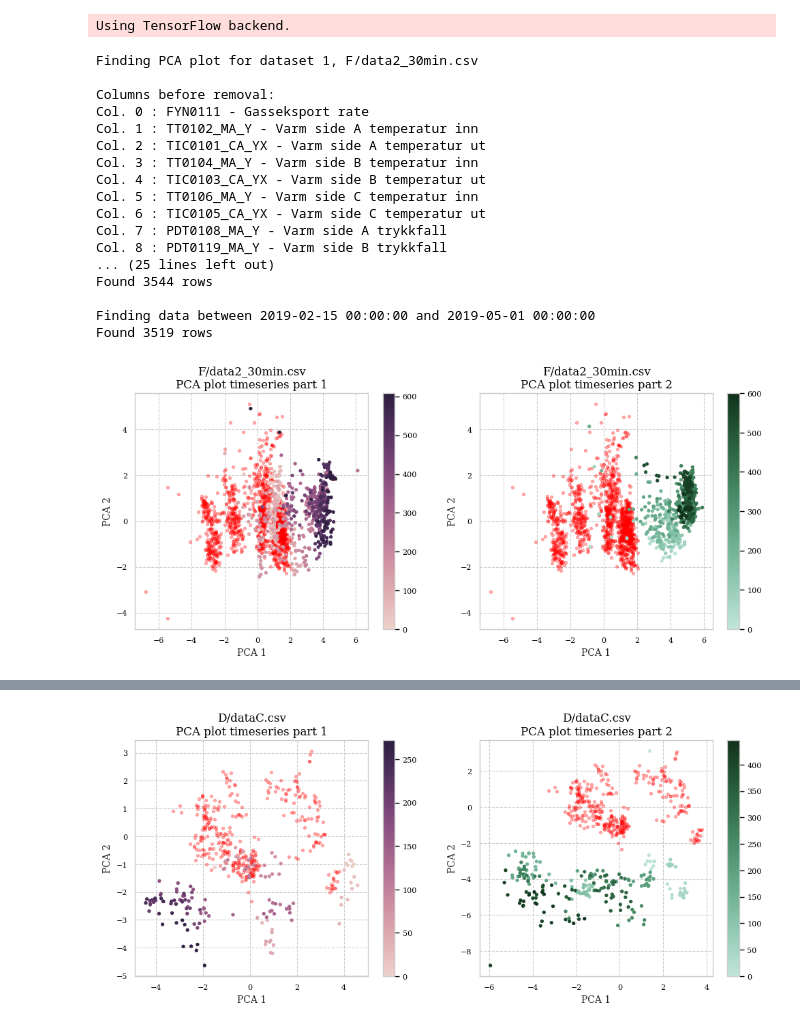
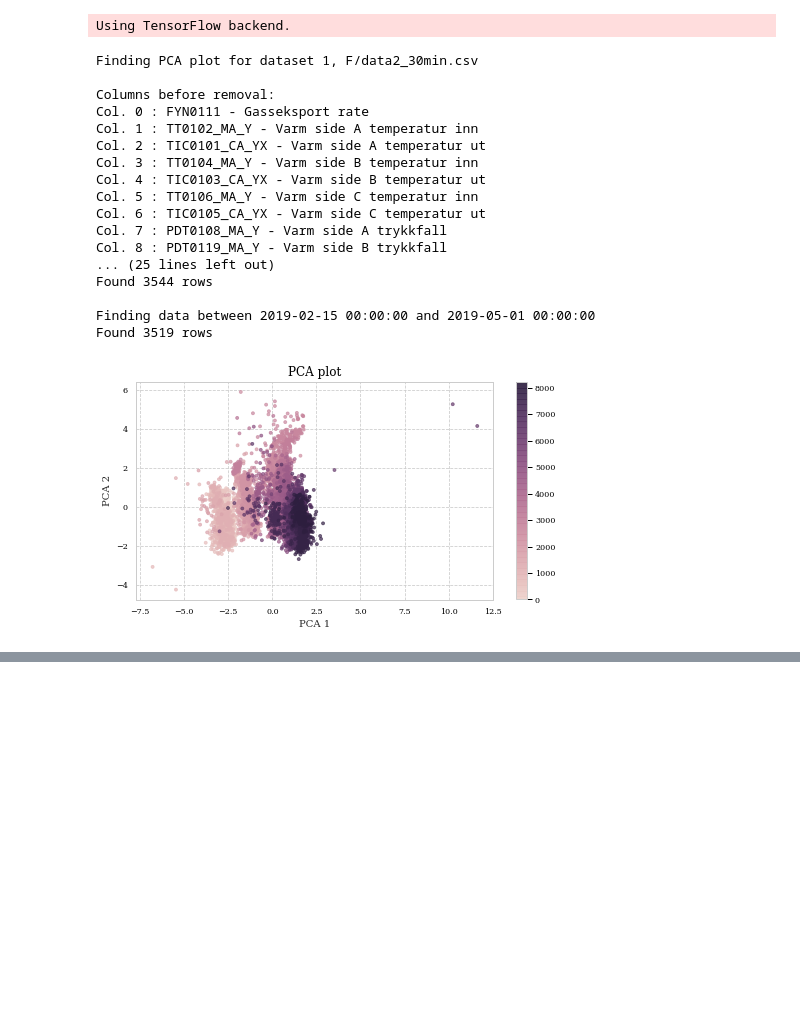
Before and after one commit to hermanwh/master-thesis, a Jupyter notebook: example_pca_duo_plot.ipynb, the cells around one changed output, grey strips where cells are left out. Drawn from its saved outputs; the diff is of its cells as text; code cells hidden in the pictures; blank space fills up the shorter version.

Commit message:
Finished implementing pca duo plot and uncertainty prediction examples

```diff
--- a/example_pca_duo_plot.ipynb
+++ b/example_pca_duo_plot.ipynb
@@ -2,12 +7,16 @@
 # %load example_pca_duo_plot.py
 import statApi
 from api import Api
-
 mlApi = Api()
 
+# 1. Define dataset specifics
+
+# File path to dataset .csv
 filename = "../master-thesis-db/datasets/F/data2_30min.csv"
+# A desired name for the dataset, used as plot titles
 datasetName = "F/data2_30min.csv"
 
+# List of columns on form ['name', 'desc', 'unit']
 columns = [
 	['FYN0111', 'Gasseksport rate', 'MSm^3/d'],
 	['FT0111', 'Gasseksport molvekt','g/mole'],
@@ -31,6 +40,7 @@ columns = [
 	['TIC0105_CA_Y', 'Kald side C ventilåpning', '%'],
 ]
 
+# List of column names to ignore completely
 irrelevantColumns = [
 		'FT0111',
 		'PDT0108_MA_Y',
@@ -48,113 +58,60 @@ irrelevantColumns = [
 		'TT0651_MA_Y',
 ]
 
+# List of column names used as targets
 targetColumns = [
     'TT0653_MA_Y'
 ]
 
+# List of training periods on form ['start', 'end']
 traintime = [
         ["2018-01-01 00:00:00", "2018-08-01 00:00:00"],
     ]
 
+# Entire testing period
 testtime = [
     ["2018-01-01 00:00:00", "2019-05-01 00:00:00"]
 ]
 
+# Part 1 of the testing period
 testtime1 = [
     "2018-09-25 00:00:00",
     "2018-12-10 00:00:00"
 ]
 
+# Part 2 of the testing period
 testtime2 = [
     "2019-02-15 00:00:00",
     "2019-05-01 00:00:00",
 ]
 
 print("Finding PCA plot for dataset 1, "+datasetName)
 print(" ")
 
+# 2. Initiate and divide data
 df = mlApi.initDataframe(filename, columns, irrelevantColumns)
 df_train, df_test = mlApi.getTestTrainSplit(traintime, testtime)
 df_test_1, df_test_2 = mlApi.getTestTrainSplit([testtime1], testtime2)
 
-statApi.pcaDuoPlot(df_train, df_test_1, df_test_2, datasetName)
-
-
-mlApi = Api()
-
-filename = "../master-thesis-db/datasets/D/dataC.csv"
-datasetName = "D/dataC.csv"
-
-columns = [
-    ['20TT001', 'Gas side inlet temperature', 'degrees'],
-    ['20PT001', 'Gas side inlet pressure', 'barG'],
-    ['20FT001', 'Gas side flow', 'M^3/s'],
-    ['20TT002', 'Gas side outlet temperature', 'degrees'],
-    ['20PDT001', 'Gas side pressure difference', 'bar'],
-    ['50TT001', 'Cooling side inlet temperature', 'degrees'],
-    ['50PT001', 'Cooling side inlet pressure', 'barG'],
-    ['50FT001', 'Cooling side flow', 'M^3/s'],
-    ['50TT002', 'Cooling side outlet temperature', 'degrees'],
-    ['50PDT001', 'Cooling side pressure differential', 'bar'],
-    ['50TV001', 'Cooling side valve opening', '%'],
-]
-
-irrelevantColumns = [
-    '50FT001',
-    '20PT001',
-    '50PT001',
-    '20PDT001',
-    '50PDT001',
-]
-
-targetColumns = [
-    '50TT002',
-]
-
-traintime = [
-        ["2020-01-01 00:00:00", "2020-04-01 00:00:00"],
-    ]
-
-testtime = [
-    "2020-01-01 00:00:00",
-    "2020-08-01 00:00:00"
-]
-
-testtime1 = [
-    "2020-04-01 00:00:00",
-    "2020-05-05 00:00:00"
-]
-
-testtime2 = [
-    "2020-05-06 00:00:00",
-    "2020-08-01 00:00:00",
-]
-
-print("Finding PCA plot for dataset 2, "+datasetName)
-print(" ")
-
-df = mlApi.initDataframe(filename, columns, irrelevantColumns)
-df_train, df_test = mlApi.getTestTrainSplit(traintime, testtime)
-df_test_1, df_test_2 = mlApi.getTestTrainSplit([testtime1], testtime2)
-
-statApi.pcaDuoPlot(df_train, df_test_1, df_test_2, datasetName)
+# 3. Plot scatter plot of training data with color scaling
+statApi.pcaPlot(df_train)
 # %% [output]
 Using TensorFlow backend.
 Finding PCA plot for dataset 1, F/data2_30min.csv
 
 Columns before removal:
 Col. 0 : FYN0111 - Gasseksport rate
 Col. 1 : TT0102_MA_Y - Varm side A temperatur inn
 Col. 2 : TIC0101_CA_YX - Varm side A temperatur ut
 Col. 3 : TT0104_MA_Y - Varm side B temperatur inn
 Col. 4 : TIC0103_CA_YX - Varm side B temperatur ut
 Col. 5 : TT0106_MA_Y - Varm side C temperatur inn
 Col. 6 : TIC0105_CA_YX - Varm side C temperatur ut
 Col. 7 : PDT0108_MA_Y - Varm side A trykkfall
 Col. 8 : PDT0119_MA_Y - Varm side B trykkfall
 ... (25 lines left out)
 Found 3544 rows
 
 Finding data between 2019-02-15 00:00:00 and 2019-05-01 00:00:00
 Found 3519 rows
-[figure, old version]
+[figure, new version]
@@ -178 +117,0 @@ Found 224 rows
-[figure, removed]
```
Also changed, not shown: parts of 9 cells of this notebook, 4 other files.
